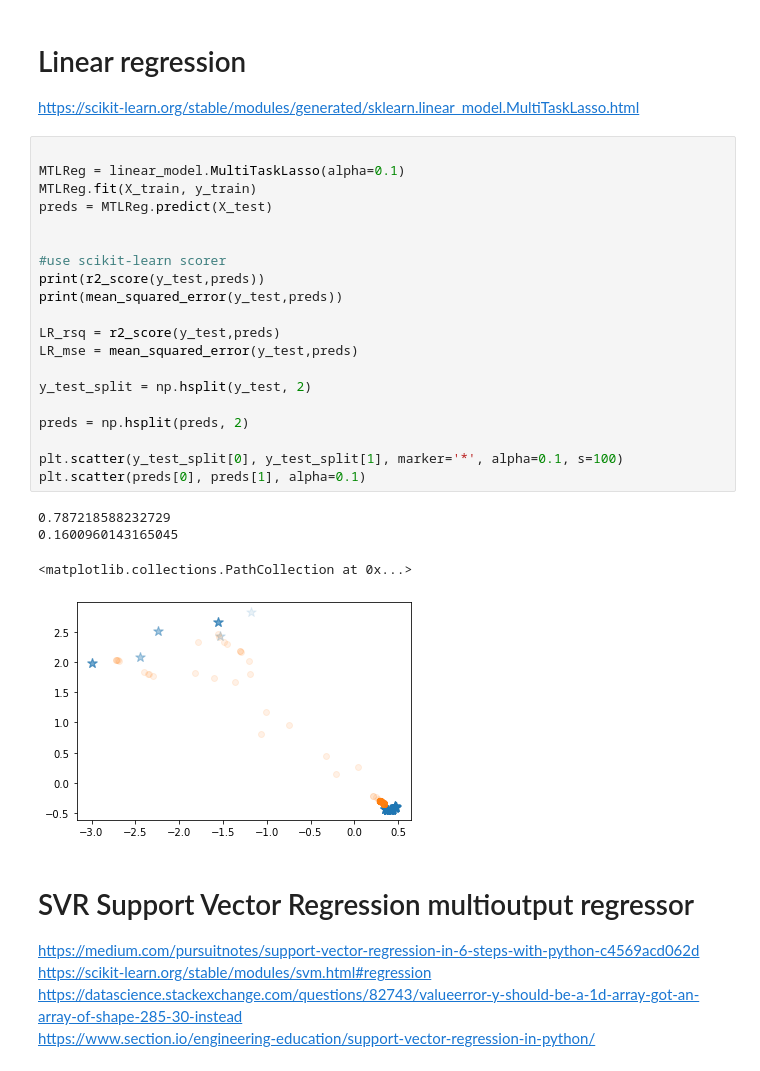
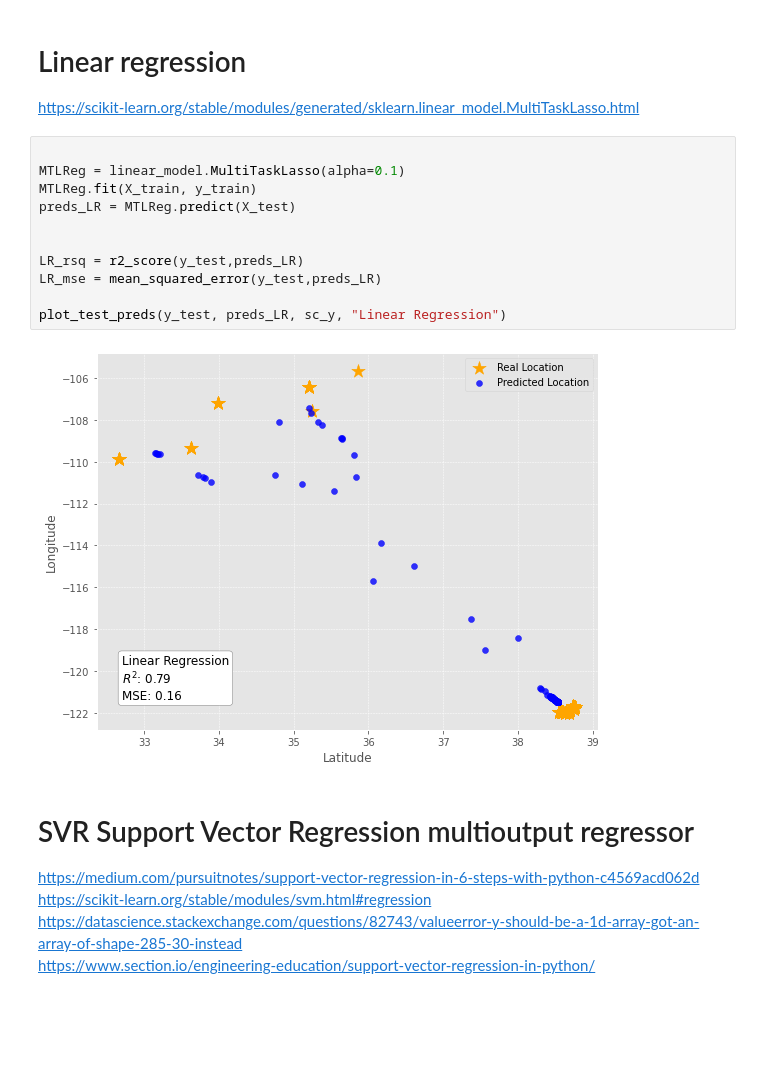
Before and after one commit to hayesrebecca/pollenGeolocation, a Jupyter notebook: 2_modelComparisons.ipynb, the cells around one changed output. Cells and saved outputs as stored; diff of their text form; blank space fills up the shorter version.

Commit message:
feat: updating code to incorporate plotting function, incorporating xgboost plot

```diff
--- a/2_modelComparisons.ipynb
+++ b/2_modelComparisons.ipynb
@@ -45,28 +47,16 @@ https://scikit-learn.org/stable/modules/generated/sklearn.linear_model.MultiTask
 # %%
 
 MTLReg = linear_model.MultiTaskLasso(alpha=0.1)
 MTLReg.fit(X_train, y_train)
-preds = MTLReg.predict(X_test)
+preds_LR = MTLReg.predict(X_test)
 
 
-#use scikit-learn scorer
-print(r2_score(y_test,preds))
-print(mean_squared_error(y_test,preds))
+LR_rsq = r2_score(y_test,preds_LR)
+LR_mse = mean_squared_error(y_test,preds_LR)
 
-LR_rsq = r2_score(y_test,preds)
-LR_mse = mean_squared_error(y_test,preds)
-
-y_test_split = np.hsplit(y_test, 2)
-
-preds = np.hsplit(preds, 2)
-
-plt.scatter(y_test_split[0], y_test_split[1], marker='*', alpha=0.1, s=100)
-plt.scatter(preds[0], preds[1], alpha=0.1)
+plot_test_preds(y_test, preds_LR, sc_y, "Linear Regression")
 # %% [output]
-0.787218588232729
-0.1600960143165045
-<matplotlib.collections.PathCollection at 0x...>
-[figure, old version]
+[figure, new version]
 # %% [markdown]
 # SVR Support Vector Regression multioutput regressor
 https://medium.com/pursuitnotes/support-vector-regression-in-6-steps-with-python-c4569acd062d
```
Also changed, not shown: parts of 23 cells of this notebook.
